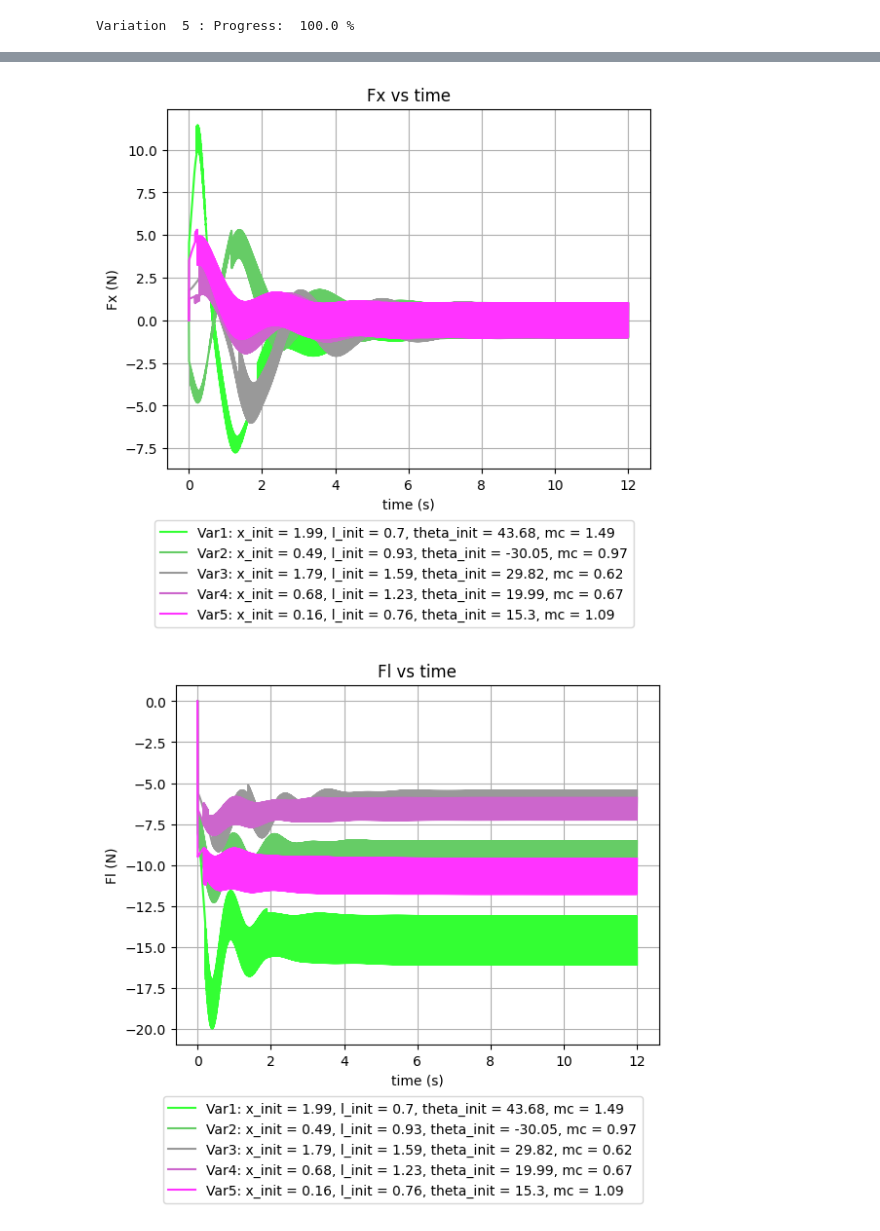
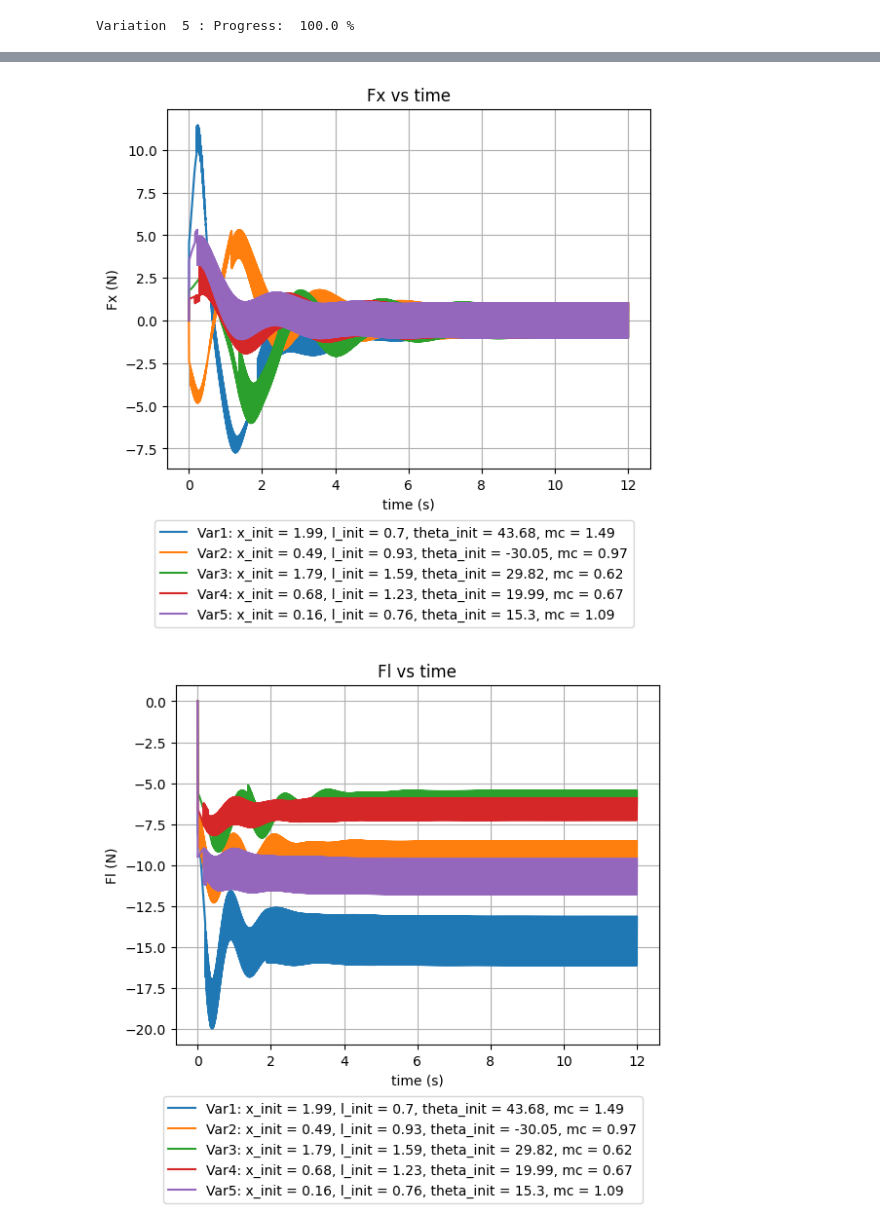
Before and after one commit to Cristian-Napitupulu/TA_13319004, a Jupyter notebook: Simulasi/Gambar/Variasi ICA/variasi_gantry_ICA.ipynb, the cells around one changed output, grey strips where cells are left out. Saved outputs shown, nothing was run; the diff lists cells and outputs as text; code cells hidden in the pictures.

```diff
--- a/Simulasi/Gambar/Variasi ICA/variasi_gantry_ICA.ipynb
+++ b/Simulasi/Gambar/Variasi ICA/variasi_gantry_ICA.ipynb
@@ -256,3 +316,28 @@ Variation  5 : Progress:  100.0 %
+# %%
+# Result recap
+
+result = []
+
+
+for i in range(variation_number):
+    result.append(
+        {
+            "Variation": i + 1,
+            "Rise time x (s)": rise_time(x[i], y_desired[0, 0]),
+            "Settling time x (s)": settling_time(x[i], y_desired[0, 0]),
+            "RMSE x (m)": rmse_steady_state(x[i], y_desired[0, 0]),
+            "Rise time l (s)": rise_time(l[i], y_desired[1, 0]),
+            "Settling time l (s)": settling_time(l[i], y_desired[1, 0]),
+            "RMSE l (m)": rmse_steady_state(l[i], y_desired[1, 0]),
+            "Rise time theta (s)": rise_time(theta[i], y_desired[2, 0]),
+            "Settling time theta (s)": settling_time(theta[i], y_desired[2, 0], error_max= theta_max_error),
+            "RMSE theta (degree)": rmse_steady_state(theta[i], y_desired[2, 0], error_max= theta_max_error),
+        }
+    )
+
+# print(result)
+df = pd.DataFrame(result)
+df.to_excel("result.xlsx", index=False)
 # %%
 def multi_plot(state_version, state_name = "state", unit = "m", variation_=[[]], save_path='Simulasi/Gambar/Variasi ICA/'):
     plt.figure(state_name)
@@ -280,7 +365,7 @@ def multi_plot(state_version, state_name = "state", unit = "m", variation_=[[]],
             + str(variation_[i][3])
         )
 
-        plt.plot(time, state_version[i], color=rgb_color, label = variation_label)
+        plt.plot(time, state_version[i], label = variation_label)
 
     plt.legend(loc="best", bbox_to_anchor=(0.98, -0.125))
     plt.xlabel("time (s)")
@@ -292,6 +377,7 @@ def multi_plot(state_version, state_name = "state", unit = "m", variation_=[[]],
     plt.grid(True)
     save_as = state_name+" vs time.svg"
     plt.savefig(save_as, format='svg', transparent=True, bbox_inches='tight')
+    print("Saved as ", save_as)
 
     # plt.show()
 
@@ -318,2 +414,2 @@ multi_plot(Fl, state_name="Fl", unit="N", variation_= generate_variation)
-[figure, old version]
+[figure, new version]
-[figure, old version]
+[figure, new version]
```
Also changed, not shown: parts of 4 cells of this notebook, 13 other files.
